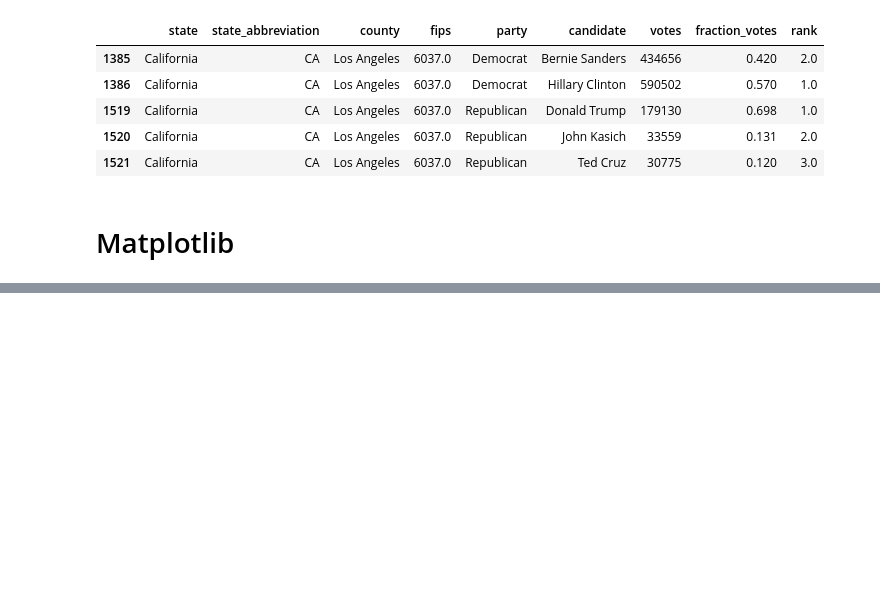
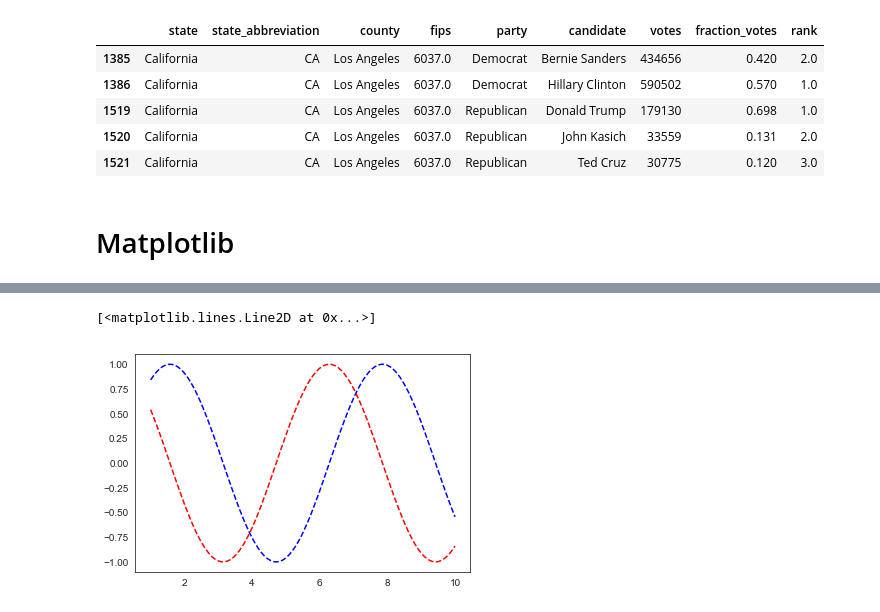
Before and after one commit to lucascarrafa/python_datascience, a Jupyter notebook: pandas_pt3.ipynb, the cells around one changed output, grey strips where cells are left out. Drawn from its saved outputs; the diff is of its cells as text; code cells hidden in the pictures; blank space fills up the shorter version.

```diff
--- a/pandas_pt3.ipynb
+++ b/pandas_pt3.ipynb
@@ -389,0 +428,7 @@ fig.savefig('sin.png')
+# %%
+sns.set_style('white')
+plt.plot(x,np.sin(x),'b--')
+plt.plot(x,np.cos(x),'r--')
+# %% [output]
+[<matplotlib.lines.Line2D at 0x...>]
+[figure, added]
```
Also changed, not shown: parts of 10 cells of this notebook.
